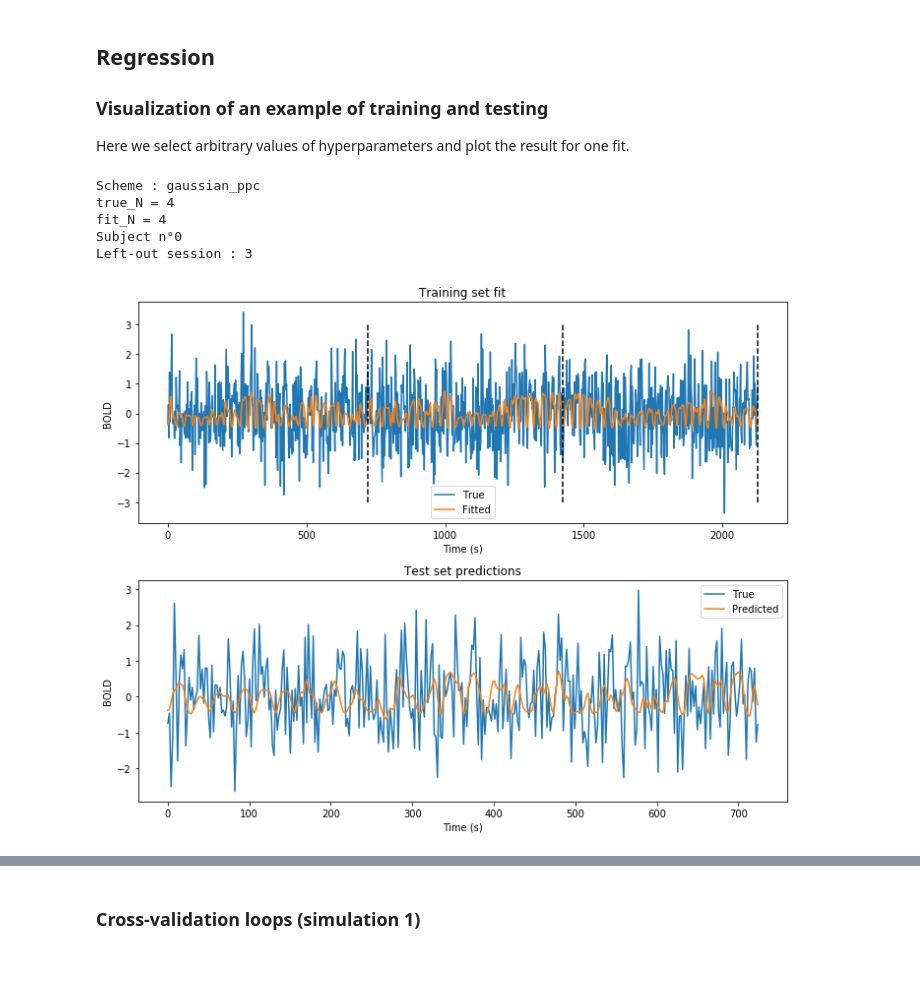
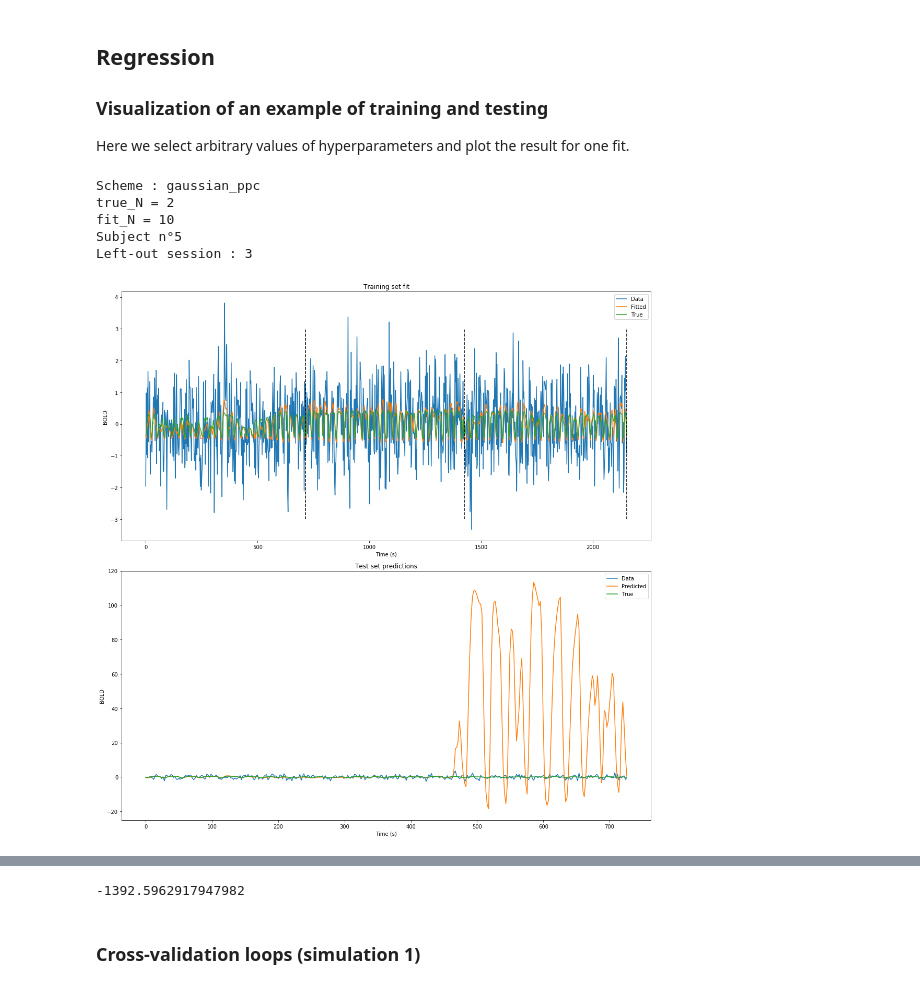
Before and after one commit to sebastiendemortain/neural-coding-of-probabilities, a Jupyter notebook: simulation_results.ipynb, the cells around one changed output, grey strips where cells are left out. Cells and saved outputs as stored; diff of their text form; code cells hidden in the pictures.

```diff
--- a/simulation_results.ipynb
+++ b/simulation_results.ipynb
@@ -81,7 +80,7 @@ tc_upper_bound_conf = 2.6
 n_N = len(N_array)
 
 # The number of fractions tested (related to W)
-n_fractions = 1335
+n_fractions = 100#
 
 # Sparsity exponents
 sparsity_exp_array = np.array([1, 2, 4, 8])
@@ -123,0 +117,6 @@ with open("output/design_matrices/X_20sub_f.txt", "rb") as fp: #X_20sub_f.txt",
+# %%
+# Just for now
+n_subjects = 1
+n_sessions = 4
+n_N = len(N_array)
+n_schemes = 1
@@ -422,3 +548,9 @@ y_with_noise = copy.deepcopy(y)
+# %%
+# Compute the amplitude of the noise
+for k_scheme, k_true_N, k_fraction, k_subject, k_session in itertools.product(range(n_schemes), range(n_N), range(n_fractions), range(n_subjects), range(n_sessions)):
+    y[k_scheme][k_true_N][k_fraction][k_subject][k_session] = y[k_scheme][k_true_N][k_fraction][k_subject][k_session] + added_noise[k_scheme, k_true_N, :len(y[k_scheme][k_true_N][k_fraction][k_subject][k_session])]
+
+#y_with_noise = copy.deepcopy(y)
 # %% [markdown]
 ### High pass filtering of the responses
 # %%
@@ -462,6 +594,8 @@ X_sd_array = [[[None for k_subject in range(n_subjects)] for k_fit_N in range(n_
      for k_scheme in range(n_schemes)]
 
 yz = [[[[[None for k_session in range(n_sessions)] for k_subject in range(n_subjects)] for k_fraction in range(n_fractions)]
+for k_true_N in range(n_N)] for k_scheme in range(n_schemes)]
+yz_without_noise = [[[[[None for k_session in range(n_sessions)] for k_subject in range(n_subjects)] for k_fraction in range(n_fractions)]
 for k_true_N in range(n_N)] for k_scheme in range(n_schemes)]
 
 y_sd_array = [[[[ None for k_subject in range(n_subjects)] for k_fraction in range(n_fractions)]
@@ -495,6 +629,8 @@ for k_scheme, k_true_N, k_fraction, k_subject in itertools.product(range(n_schem
     for k_session in range(n_sessions):
         yz[k_scheme][k_true_N][k_fraction][k_subject][k_session] = \
             (copy.deepcopy(y[k_scheme][k_true_N][k_fraction][k_subject][k_session]) - y_mean) / y_sd    # Centering and standardization
+        yz_without_noise[k_scheme][k_true_N][k_fraction][k_subject][k_session] = \
+            (copy.deepcopy(y_without_noise[k_scheme][k_true_N][k_fraction][k_subject][k_session]) - y_mean) / y_sd    # Centering and standardization
 
     ### End of z-scoring of y
 
@@ -582,13 +718,18 @@ Here we select arbitrary values of hyperparameters and plot the result for one f
 # %%
 # PICK HERE WHICH MODEL, SET, ETC. TO VISUALIZE
 #######################################
-k_scheme = 0
-k_fraction = 9
-k_fit_N = 1
-k_true_N = 1
-k_subject = 0
-k_session = 3    # Left-out session
-#######################################
+k_scheme =0
+k_fit_N =4
+k_true_N =0
+k_fraction =0
+k_subject = 5
+k_session = 3#######################################
+
+# k_population = 4
+# k_sparsity = 3
+
+# k_fraction = 5*k_sparsity - 4*k_population % 20
+
 
 true_N = N_array[k_true_N]
 fit_N = N_array[k_fit_N]
@@ -599,16 +740,19 @@ print('Scheme : '+scheme_array[k_scheme]+'\n'+'true_N = '+str(true_N)+'\nfit_N =
 # Current cross-validation matrice and response
 X_cv = copy.deepcopy(Xz[k_scheme][k_fit_N][k_subject])
 y_cv = copy.deepcopy(yz[k_scheme][k_true_N][k_fraction][k_subject])
+y_without_noise_cv = copy.deepcopy(yz_without_noise[k_scheme][k_true_N][k_fraction][k_subject])
 
 X_train = copy.deepcopy(np.concatenate(X_cv[:k_session]+X_cv[k_session+1:], axis=0))
 y_train = copy.deepcopy(np.concatenate(y_cv[:k_session]+y_cv[k_session+1:], axis=0))
+y_without_noise_train = copy.deepcopy(np.concatenate(y_without_noise_cv[:k_session]+y_without_noise_cv[k_session+1:], axis=0))
+
 X_test = copy.deepcopy(X_cv[k_session])
 y_test = copy.deepcopy(y_cv[k_session])
+y_without_noise_test = copy.deepcopy(y_without_noise_cv[k_session])
 
 # Train the model using the training set
 regr.fit(X_train, y_train)
 y_hat_train = regr.predict(X_train)
-
 # Make predictions using the testing set
 y_pred = regr.predict(X_test)
 
@@ -621,10 +765,11 @@ rho_test = pearsonr(y_pred, y_test)[0]
 
 # Plot the signal and the response
 # WEIRD IT DOESNT OWRK ANYMORE
-fig1 = plt.figure(figsize=(10,8))
+fig1 = plt.figure(figsize=(15,15))
 ax_y_train = fig1.add_subplot(211)
-ax_y_train.plot(np.linspace(0, between_scans_time*len(y_train), len(y_train)), y_train, label='True')
+ax_y_train.plot(np.linspace(0, between_scans_time*len(y_train), len(y_train)), y_train, label='Data')
 ax_y_train.plot(np.linspace(0, between_scans_time*len(y_hat_train), len(y_hat_train)), y_hat_train, label='Fitted')
+ax_y_train.plot(np.linspace(0, between_scans_time*len(y_without_noise_train), len(y_without_noise_train)), y_without_noise_train, label='True')
 ax_y_train.legend()
 ax_y_train.set_xlabel('Time (s)')
 ax_y_train.set_ylabel('BOLD')
@@ -638,8 +783,9 @@ for k in range(n_sessions-1):
     dash_line[k] = ax_y_train.plot(dash_position*np.ones(10), np.linspace(-3, 3, 10), color='black', linestyle='--')
 
 ax_y_test = fig1.add_subplot(212)
-ax_y_test.plot(np.linspace(0, between_scans_time*len(y_test), len(y_test)), y_test, label='True')
+ax_y_test.plot(np.linspace(0, between_scans_time*len(y_test), len(y_test)), y_test, label='Data')
 ax_y_test.plot(np.linspace(0, between_scans_time*len(y_pred), len(y_pred)), y_pred, label='Predicted')
+ax_y_test.plot(np.linspace(0, between_scans_time*len(y_without_noise_test), len(y_without_noise_test)), y_without_noise_test, label='True')
 ax_y_test.legend()
 ax_y_test.set_xlabel('Time (s)')
 ax_y_test.set_ylabel('BOLD')
@@ -661,34 +807,36 @@ for k in range(2*true_N):
     if k<true_N:
         labels[k] = 'a-TC n°'+str(k%true_N)
     else:
         labels[k] = 'b-TC n°'+str(k%true_N)
 ax_true_weights.bar(labels, true_weights, width=width)
 ax_true_weights.tick_params(labelsize=15)
 ax_true_weights.set_title('True weights', fontsize=20)
 ax_true_weights.set_ylim([-1, 1])
 ax_true_weights.set_xticklabels(labels, rotation=45, fontsize=10)
 ax_true_weights.axhline(0, color="black", linewidth=1)
 
 width = 1/np.sqrt((2*fit_N))
 ax_fit_weights = fig2.add_subplot(212)
 labels = [None for k in range(2*fit_N)]
 for k in range(2*fit_N):
     if k<fit_N:
         labels[k] = 'a-TC n°'+str(k%fit_N)
     else:
         labels[k] = 'b-TC n°'+str(k%fit_N)
 ax_fit_weights.bar(labels, fit_weights, width=width)
 ax_fit_weights.tick_params(labelsize=15)
 ax_fit_weights.set_title('Fitted weights', fontsize=20)
 ax_fit_weights.set_ylim([-1, 1])
 ax_fit_weights.set_xticklabels(labels, rotation=45, fontsize=10)
 ax_fit_weights.axhline(0, color="black", linewidth=1)
 fig2.tight_layout()
 plt.show()
+
+print(r2_test)
 # %% [output]
 Scheme : gaussian_ppc
-true_N = 4
-fit_N = 4
-Subject n°0
+true_N = 2
+fit_N = 10
+Subject n°5
 Left-out session : 3
-[figure, old version]
+[figure, new version]
@@ -696,3 +844,4 @@ Left-out session : 3
+-1392.5962917947982
 # %% [markdown]
 ### Cross-validation loops (simulation 1)
 # %%
```
Also changed, not shown: parts of 14 cells of this notebook, 3 other files.
